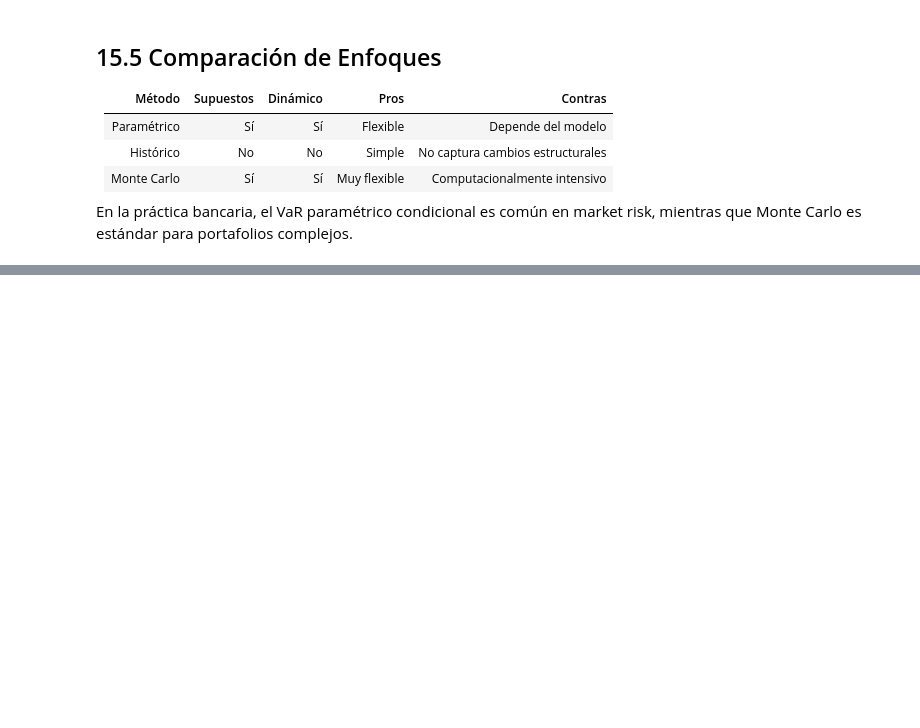
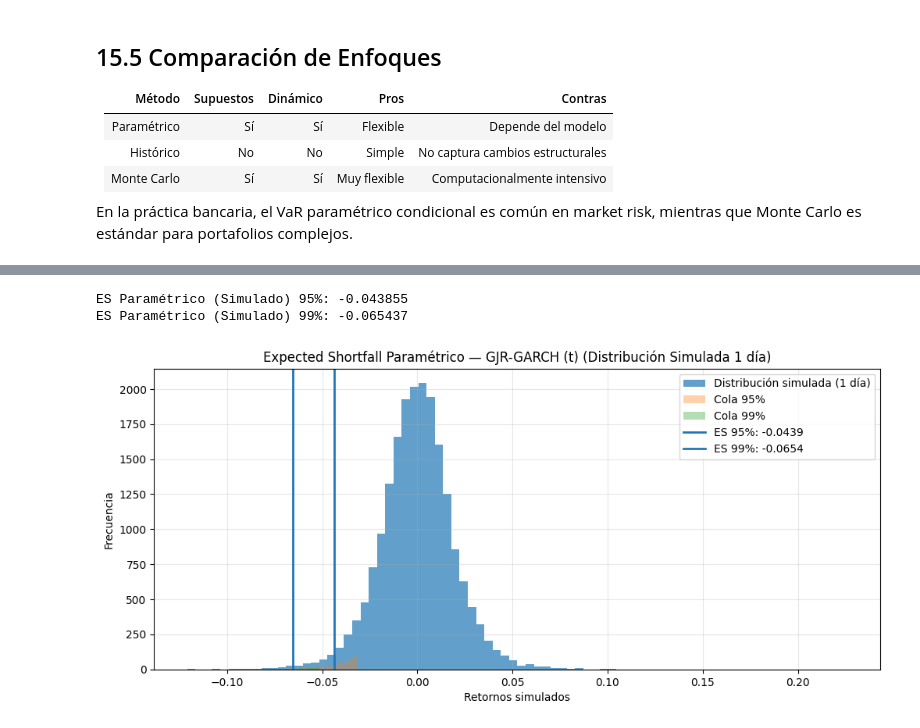
Before and after one commit to PabloLaraL/Volatility-Var-Modeling, a Jupyter notebook: notebook.ipynb, the cells around one changed output, grey strips where cells are left out. Saved outputs shown, nothing was run; the diff lists cells and outputs as text; code cells hidden in the pictures; blank space fills up the shorter version.

```diff
--- a/notebook.ipynb
+++ b/notebook.ipynb
@@ -1177,0 +1304,53 @@ VaR_99: Observadas=20 de 2773 | Tasa=0.0072 | Esperada=0.0100
+# %%
+# =============================
+# 17.2 ES Paramétrico GARCH-t (1 día)
+# =============================
+
+# Parámetros del último día
+mu_t = float(df_var["mu"].iloc[-1])
+sigma_t = float(df_var["sigma"].iloc[-1])
+
+nu = float(garch_res.params["nu"])
+if nu <= 2:
+    raise ValueError(f"nu debe ser > 2. nu={nu}")
+
+# Simulación de retornos 1 día bajo t-Student estandarizada a Var=1
+N = 20000
+scale = np.sqrt((nu - 2) / nu)          # para var=1
+z = student_t.rvs(df=nu, size=N) * scale
+r_sim = mu_t + sigma_t * z              # retornos simulados del día
+
+# ES (cola izquierda) sobre simulación
+alpha_95 = 0.95
+alpha_99 = 0.99
+
+q95 = np.quantile(r_sim, 1 - alpha_95)  # umbral cola 5%
+q99 = np.quantile(r_sim, 1 - alpha_99)  # umbral cola 1%
+
+es95 = r_sim[r_sim <= q95].mean()
+es99 = r_sim[r_sim <= q99].mean()
+
+print(f"ES Paramétrico (Simulado) 95%: {es95:.6f}")
+print(f"ES Paramétrico (Simulado) 99%: {es99:.6f}")
+
+# Visualización
+plt.figure(figsize=(12, 5))
+
+plt.hist(r_sim, bins=80, alpha=0.7, label="Distribución simulada (1 día)")
+
+plt.hist(r_sim[r_sim <= q95], bins=80, alpha=0.35, label="Cola 95%")
+plt.hist(r_sim[r_sim <= q99], bins=80, alpha=0.35, label="Cola 99%")
+
+plt.axvline(es95, linewidth=2, label=f"ES 95%: {es95:.4f}")
+plt.axvline(es99, linewidth=2, label=f"ES 99%: {es99:.4f}")
+
+plt.title("Expected Shortfall Paramétrico — GJR-GARCH (t) (Distribución Simulada 1 día)")
+plt.xlabel("Retornos simulados")
+plt.ylabel("Frecuencia")
+plt.legend()
+plt.grid(alpha=0.3)
+plt.show()
+# %% [output]
+ES Paramétrico (Simulado) 95%: -0.043855
+ES Paramétrico (Simulado) 99%: -0.065437
+[figure, added]
```
Also changed, not shown: parts of 30 cells of this notebook.
